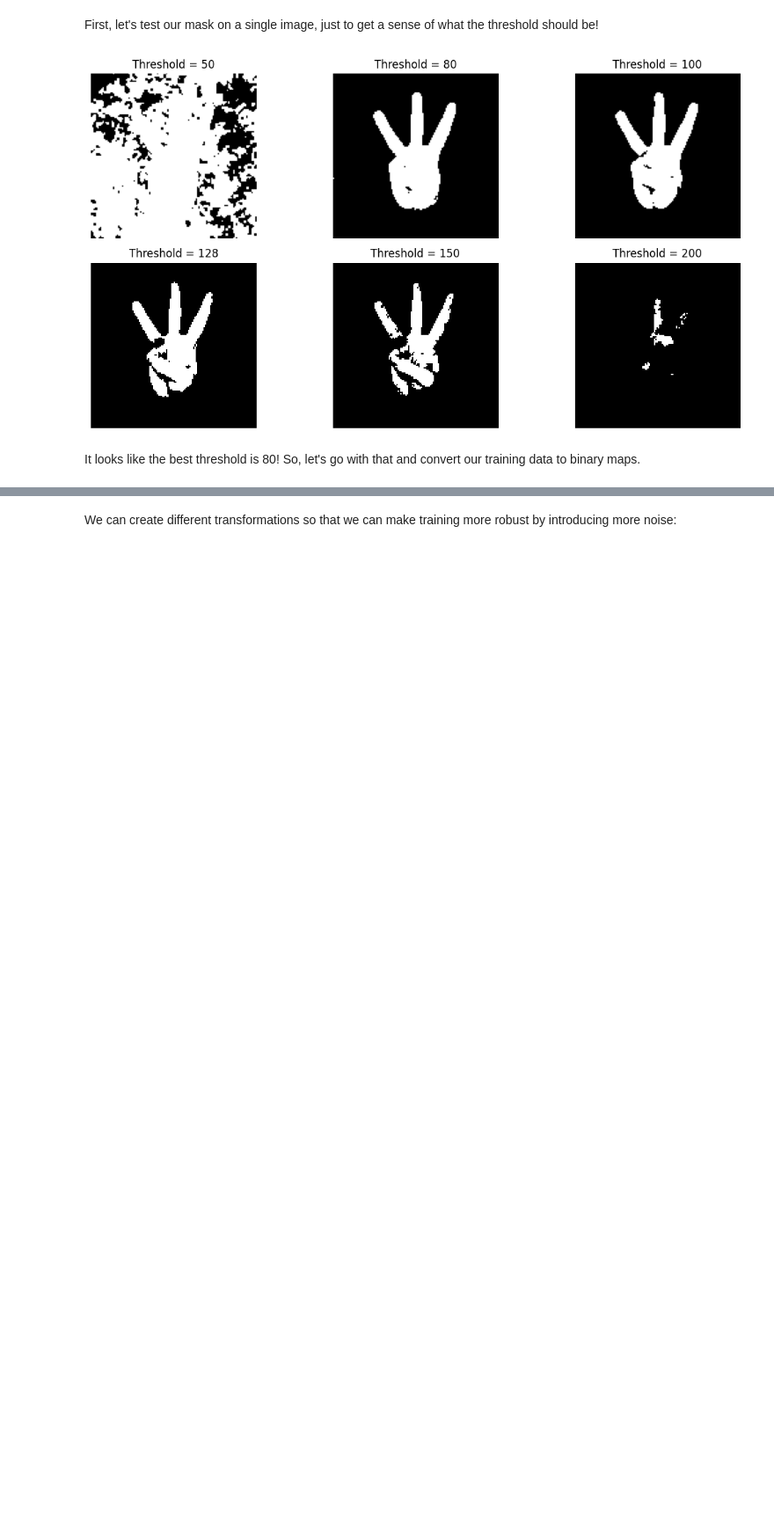
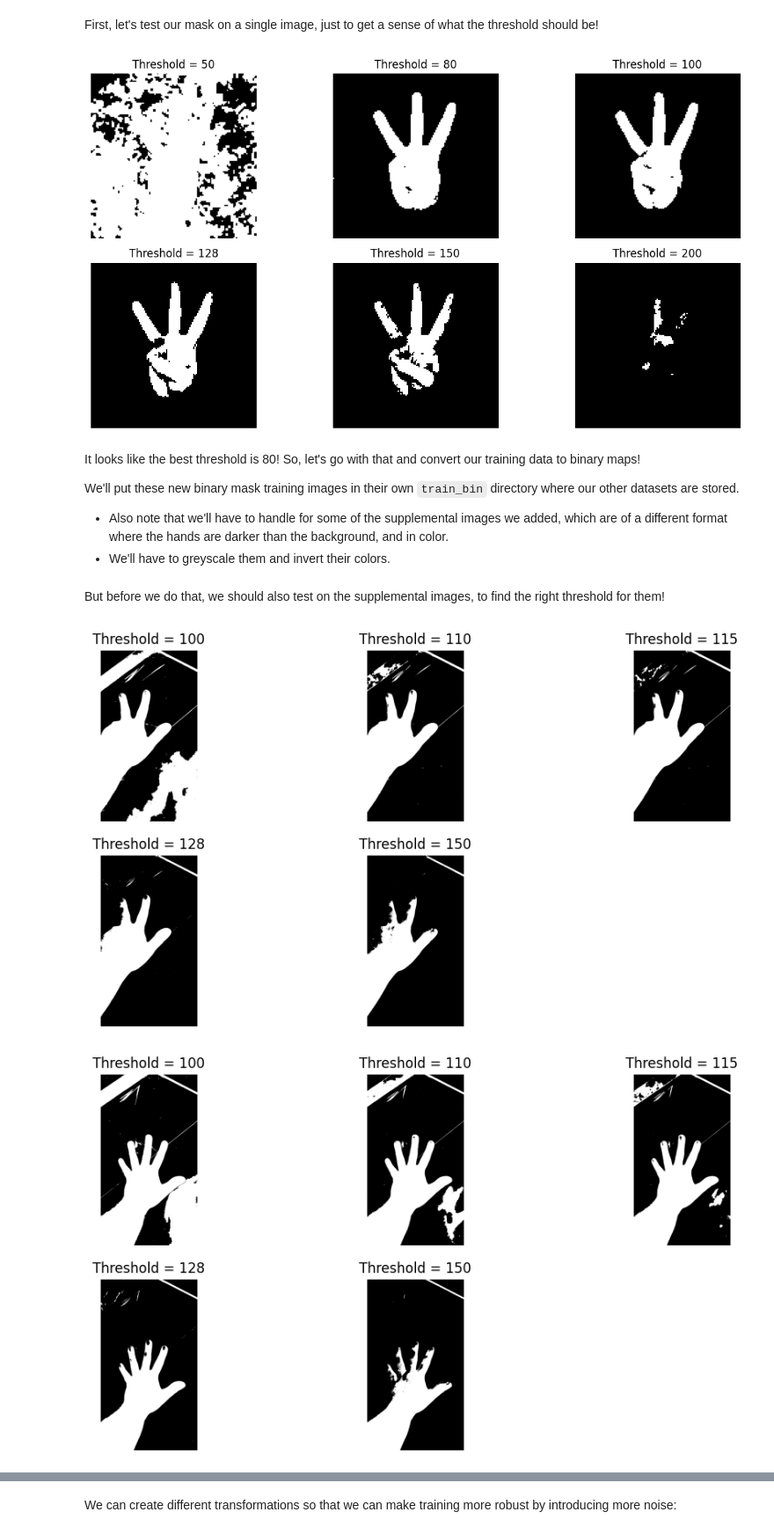
Before and after one commit to sayemanadira/cs153_finalproject, a Jupyter notebook: cv_project.ipynb, the cells around one changed output, grey strips where cells are left out. Shown at 88% size. Saved outputs shown, nothing was run; the diff lists cells and outputs as text; code cells hidden in the pictures; blank space fills up the shorter version.

Commit message:
code for testing and generating binary masks on regular and supplemental training imgs

```diff
--- a/cv_project.ipynb
+++ b/cv_project.ipynb
@@ -164,4 +164,47 @@ plt.show()
 # %% [output]
 [figure]
 # %% [markdown]
-It looks like the best threshold is 80! So, let's go with that and convert our training data to binary maps.
+It looks like the best threshold is 80! So, let's go with that and convert our training data to binary maps!
+
+We'll put these new binary mask training images in their own `train_bin` directory where our other datasets are stored.
+* Also note that we'll have to handle for some of the supplemental images we added, which are of a different format where the hands are darker than the background, and in color.
+* We'll have to greyscale them and invert their colors.
+# %% [markdown]
+But before we do that, we should also test on the supplemental images, to find the right threshold for them!
+# %%
+from PIL import Image
+import matplotlib.pyplot as plt
+
+img_paths = [
+    train_path + '/img1_3Ljpeg_3L.jpeg',
+    train_path + '/img3_5Ljpeg_5L.jpeg',
+    train_path + '/img4_2Ljpeg_2L.jpeg',
+    train_path + '/img6_0L.jpeg',
+    train_path + '/img6_3Ljpeg_3L.jpeg',
+    ]
+
+
+
+thresholds = [100, 110, 115, 128, 150]
+
+for ip in img_paths:
+    # Load grayscale
+    img = Image.open(ip).convert('L')
+
+    # invert the pixel values for the supplemental image
+    img = Image.eval(img, lambda p: 255 - p)
+
+    plt.figure(figsize=(12, 6))
+    for i, t in enumerate(thresholds):
+        binary = img.point(lambda p: 255 if p > t else 0)
+
+        plt.subplot(2, 3, i + 1)
+        plt.imshow(binary, cmap='gray')
+        plt.title(f"Threshold = {t}")
+        plt.axis('off')
+
+plt.tight_layout()
+plt.show()
+# %% [output]
+[figure, added]
+[figure, added]
```
Also changed, not shown: parts of 6 cells of this notebook.
